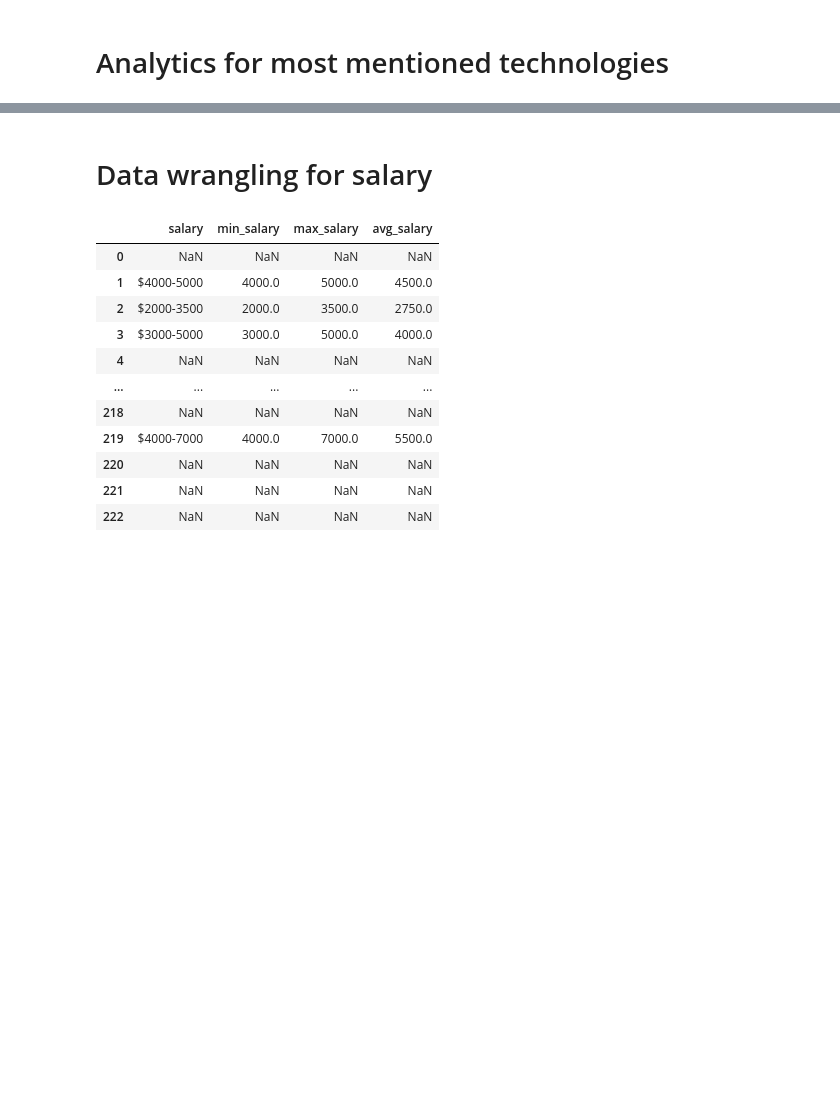
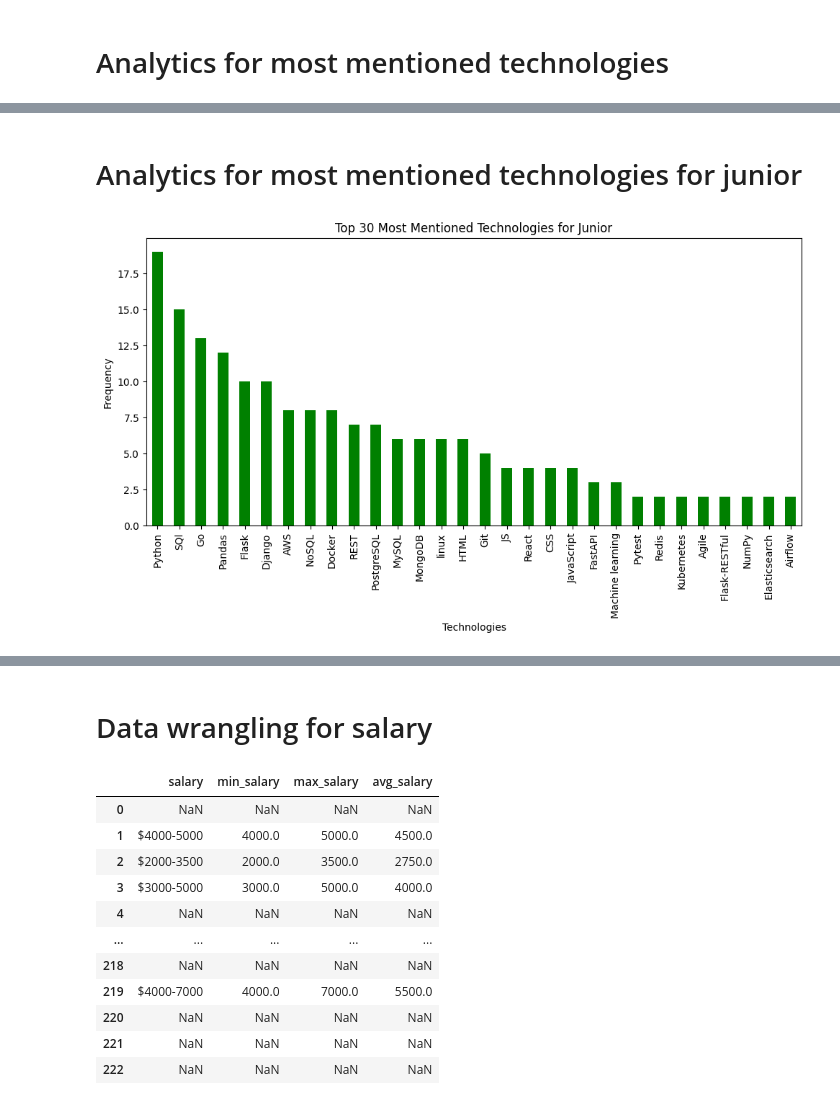
Before and after one commit to innyshka/scrape-djinni, a Jupyter notebook: analytics/vacansies_analytics.ipynb, the cells around one changed output, grey strips where cells are left out. Cells and saved outputs as stored; diff of their text form; code cells hidden in the pictures; blank space fills up the shorter version.

```diff
--- a/analytics/vacansies_analytics.ipynb
+++ b/analytics/vacansies_analytics.ipynb
@@ -79,0 +102,6 @@ plt.show()
+# %% [markdown]
+# Analytics for most mentioned technologies for junior
+# %%
+get_top_technologies_by_experience(vacancies,0, 3, "Top 30 Most Mentioned Technologies for Junior")
+# %% [output]
+[figure, added]
```
Also changed, not shown: parts of 9 cells of this notebook.
